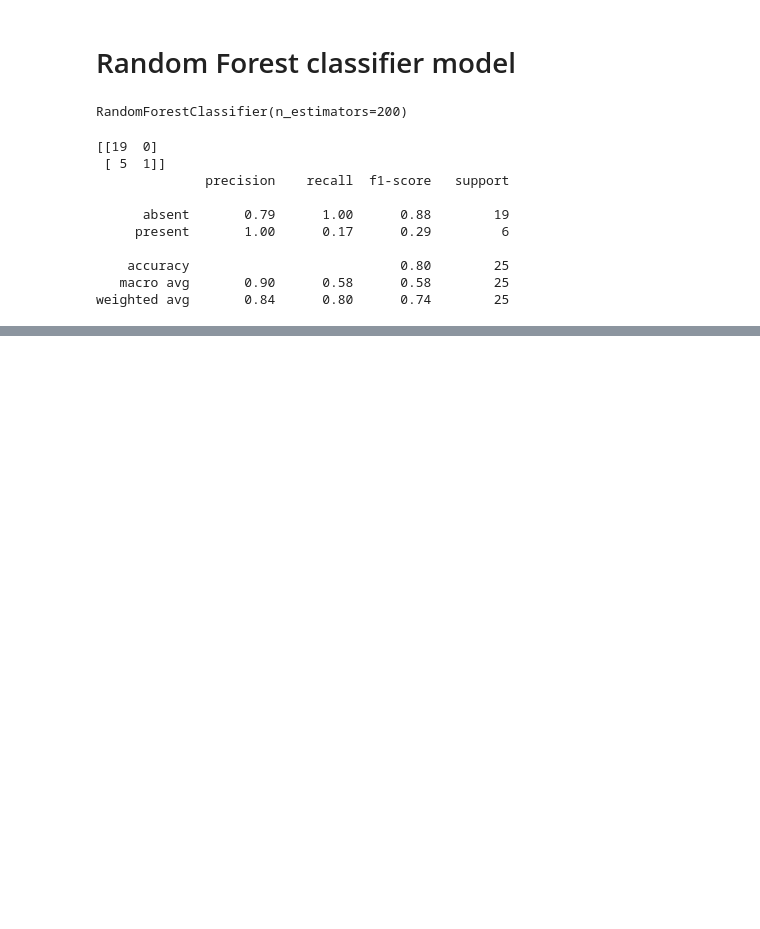
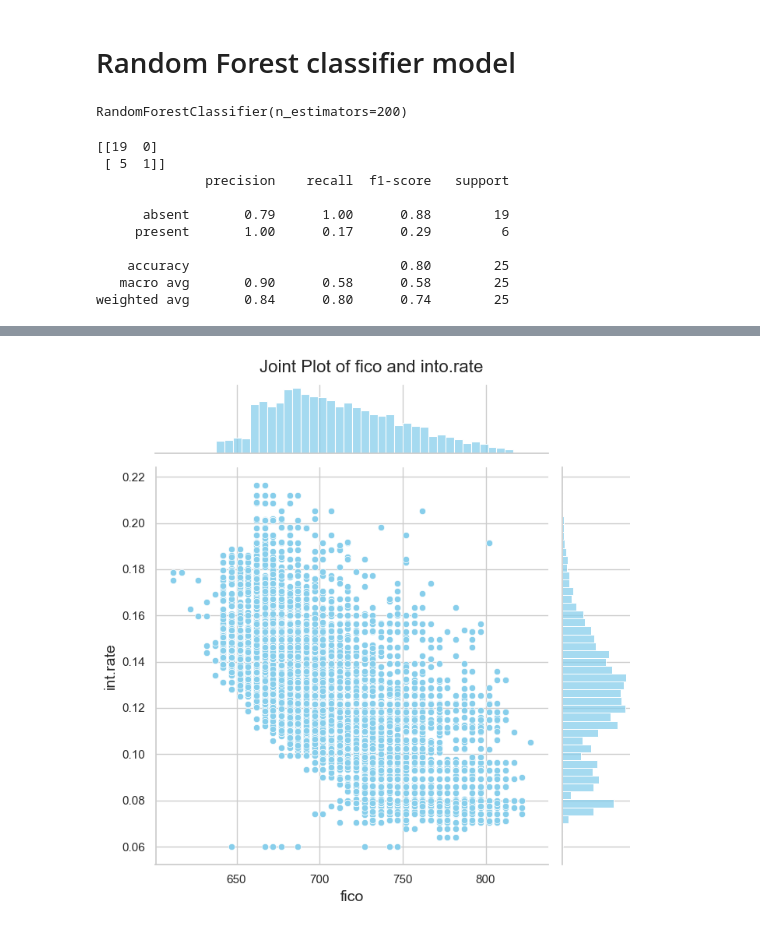
Before and after one commit to Malinda1/machine-learning_course_01, a Jupyter notebook: Decision_tree_and_Random_forest/Decision_tree_and Random_Forest_classifier.ipynb, the cells around one changed output, grey strips where cells are left out. Cells and saved outputs as stored; diff of their text form; code cells hidden in the pictures; blank space fills up the shorter version.

```diff
--- a/Decision_tree_and_Random_forest/Decision_tree_and Random_Forest_classifier.ipynb
+++ b/Decision_tree_and_Random_forest/Decision_tree_and Random_Forest_classifier.ipynb
@@ -107,0 +226,13 @@ weighted avg       0.84      0.80      0.74        25
+# %%
+# Create a joint plot
+sns.set(style="whitegrid")  # Set the style
+joint_plot = sns.jointplot(data = data_v2, x='fico', y='int.rate', kind='scatter', color='skyblue', height=7)
+
+# Add labels and title
+joint_plot.set_axis_labels('fico', 'int.rate', fontsize=14)
+joint_plot.fig.suptitle('Joint Plot of fico and into.rate', fontsize=16, y=1.02)
+
+# Show the plot
+plt.show()
+# %% [output]
+[figure, added]
```
Also changed, not shown: parts of 17 cells of this notebook.
